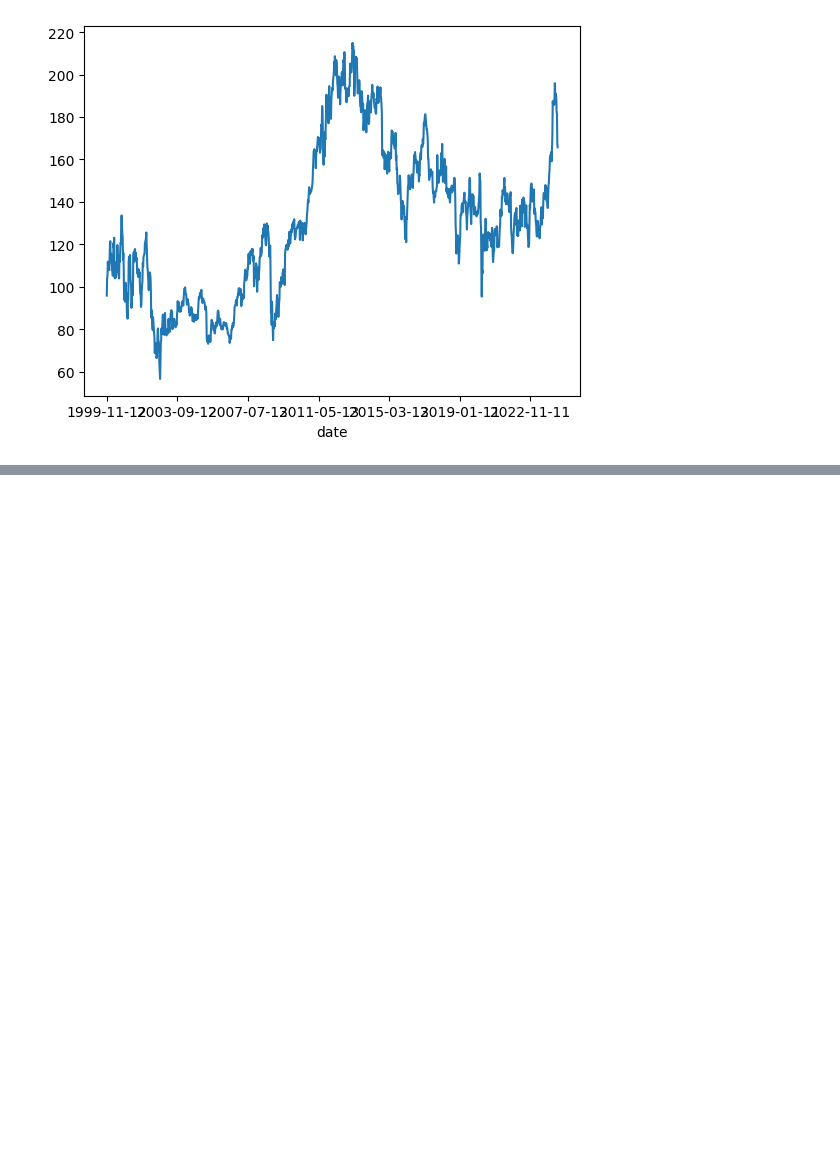
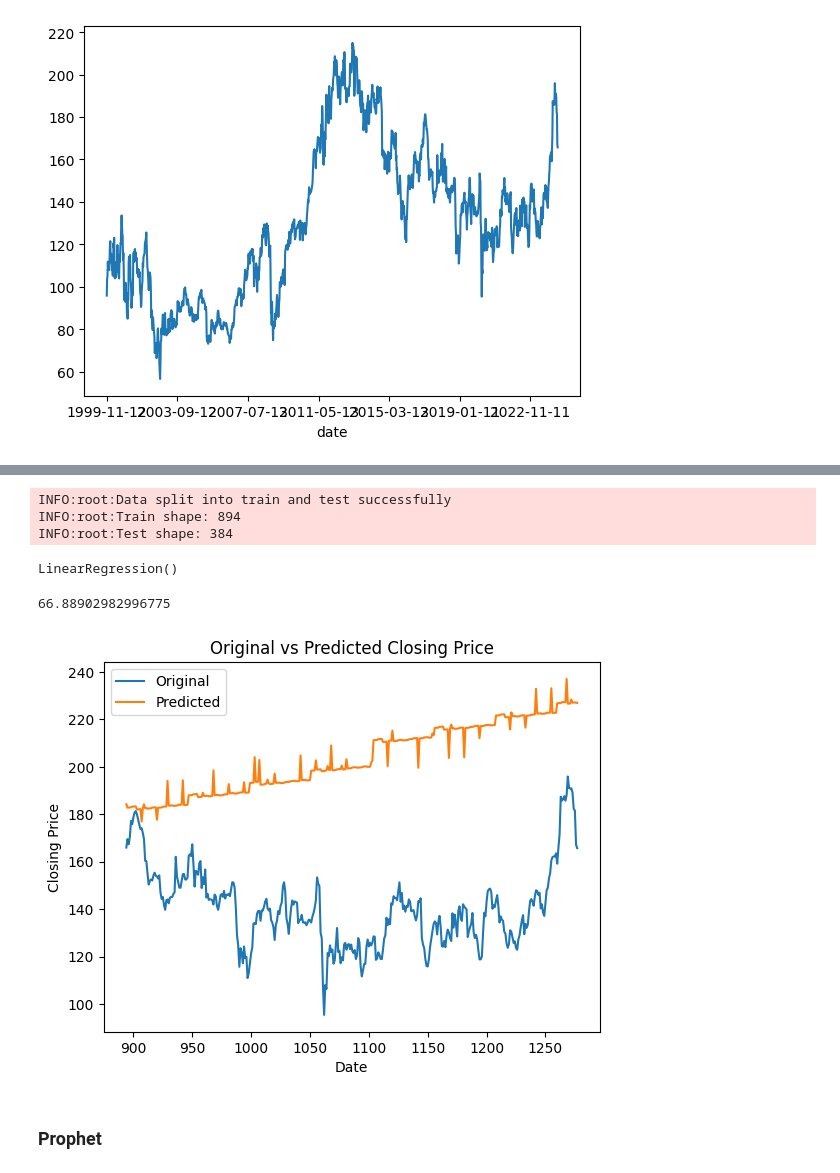
Before and after one commit to sakshamgulati/MLOps_Template, a Jupyter notebook: dev_latest.ipynb, the cells around one changed output, grey strips where cells are left out. Cells and saved outputs as stored; diff of their text form; code cells hidden in the pictures; blank space fills up the shorter version.

```diff
--- a/dev_latest.ipynb
+++ b/dev_latest.ipynb
@@ -370,0 +144,5 @@ plot_periodogram(df_trend.close)
+# %%
+from fastai.tabular.core import add_datepart
+#reset index
+df.reset_index(inplace=True)
+print(df.head())
@@ -370,0 +172,51 @@ plot_periodogram(df_trend.close)
+# %%
+train=df[:int(0.7*df.shape[0])]
+test=df[int(0.7*df.shape[0]):]
+logging.info("Data split into train and test successfully")
+logging.info(f"Train shape: {train.shape[0]}")
+logging.info(f"Test shape: {test.shape[0]}")
+
+x_train = train.drop(['close'], axis=1)
+y_train = train['close']
+x_test = test.drop(['close'], axis=1)
+y_test = test['close']
+
+#implement linear regression
+from sklearn.linear_model import LinearRegression
+model = LinearRegression()
+model.fit(x_train,y_train)
+# %% [output]
+INFO:root:Data split into train and test successfully
+INFO:root:Train shape: 894
+INFO:root:Test shape: 384
+LinearRegression()
+# %%
+preds = model.predict(x_test)
+rms=np.sqrt(np.mean(np.power((np.array(y_test)-np.array(preds)),2)))
+rms
+# %% [output]
+66.88902982996775
+# %%
+#plot the predictions with the original values
+import matplotlib.pyplot as plt
+
+# Plotting the original values
+plt.plot(test.index, test['close'], label='Original')
+
+# Plotting the predicted values
+plt.plot(test.index, preds, label='Predicted')
+
+# Adding labels and title
+plt.xlabel('Date')
+plt.ylabel('Closing Price')
+plt.title('Original vs Predicted Closing Price')
+
+# Adding legend
+plt.legend()
+
+# Displaying the plot
+plt.show()
+# %% [output]
+[figure, added]
+# %% [markdown]
+### Prophet
```
Also changed, not shown: parts of 35 cells of this notebook, 1 other file.
